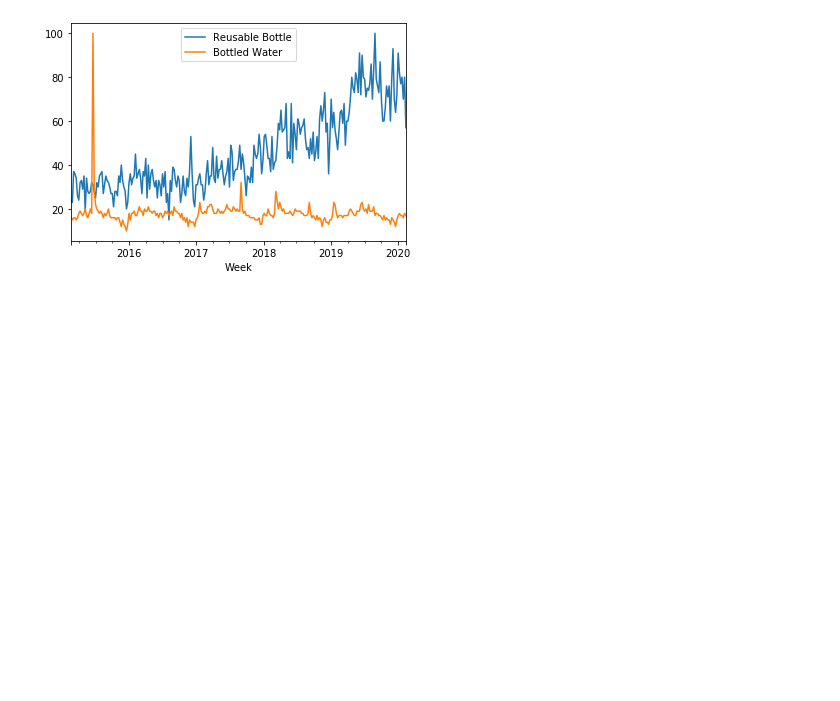
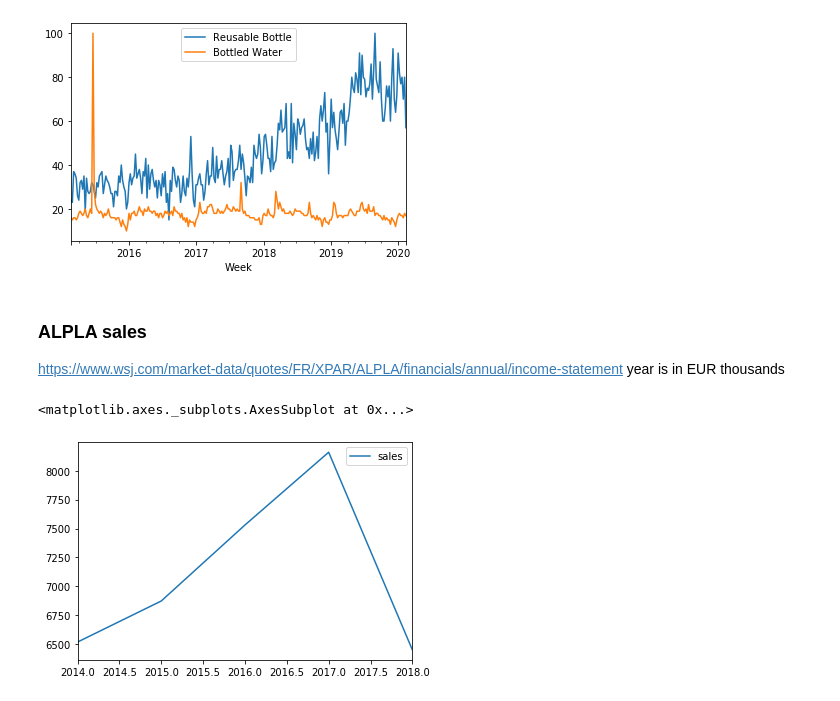
Before and after one commit to MizukiKadowaki/ChangingPlanet, a Jupyter notebook: Google Search Trends.ipynb, the cells around one changed output. Drawn from its saved outputs; the diff is of its cells as text; code cells hidden in the pictures; blank space fills up the shorter version.

Commit message:
added alpla data

```diff
--- a/Google Search Trends.ipynb
+++ b/Google Search Trends.ipynb
@@ -271,3 +271,16 @@ df.plot(x = "Week")
 # %% [output]
 <matplotlib.axes._subplots.AxesSubplot at 0x...>
 [figure]
+# %% [markdown]
+### ALPLA sales
+https://www.wsj.com/market-data/quotes/FR/XPAR/ALPLA/financials/annual/income-statement
+year is in EUR thousands
+# %%
+alpla = pd.DataFrame(index = [2014, 2015, 2016, 2017, 2018])
+# alpla.index = [2014, 2015, 2016, 2017, 2018]
+alpla["sales"] = [6517.0, 6872.4, 7530.6, 8160.5, 6448.7]
+# %%
+alpla.plot()
+# %% [output]
+<matplotlib.axes._subplots.AxesSubplot at 0x...>
+[figure, added]
```
Also changed, not shown: 2 other files.
